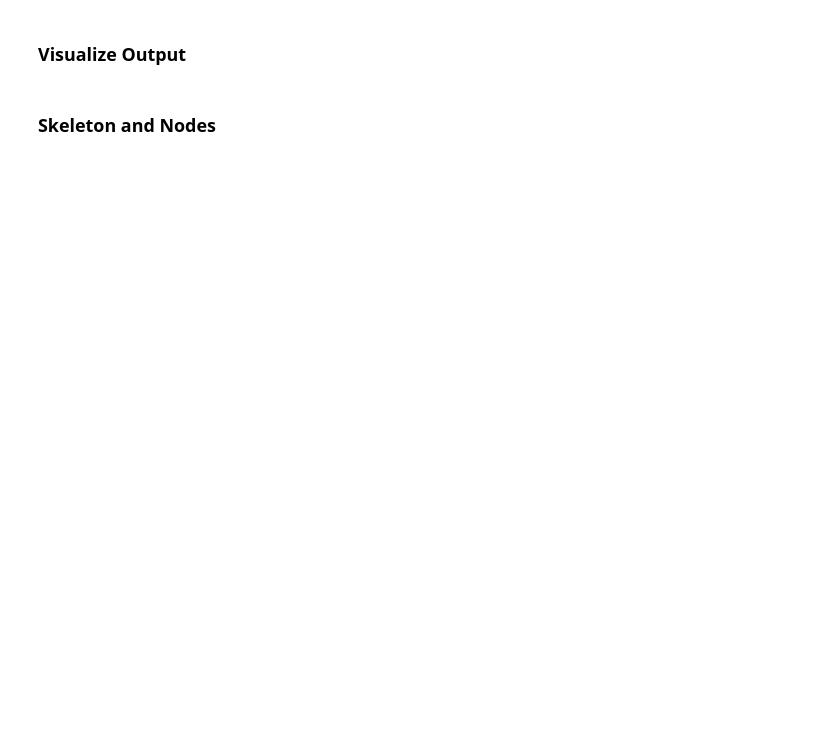
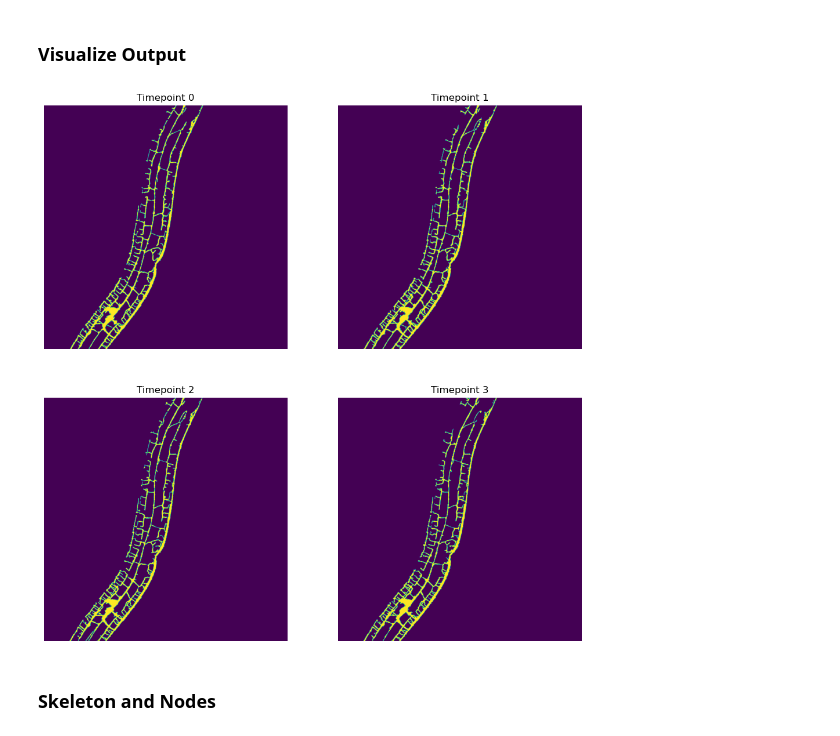
Before and after one commit to nghess/pvd-morphology, a Jupyter notebook: execute_pipeline.ipynb, the cells around one changed output. Cells and saved outputs as stored; diff of their text form; code cells hidden in the pictures; blank space fills up the shorter version.

```diff
--- a/execute_pipeline.ipynb
+++ b/execute_pipeline.ipynb
@@ -47,14 +47,16 @@ import plotly.graph_objects as go
 import plotly.io as pio
 import numpy as np
 # %%
-# # Check out MIP Masks
-# fig, axs = plt.subplots(2, 2, figsize=(12, 12))
-# axs = axs.ravel()  # Flatten the axis array if necessary
+# Check out MIPs
+fig, axs = plt.subplots(2, 2, figsize=(12, 12))
+axs = axs.ravel()  # Flatten the axis array if necessary
 
-# for ii in range(4):
-#     axs[ii].imshow(pvd.mip_masks[ii].astype(np.uint8))
-#     axs[ii].set_title(f'Timepoint {ii}')
-#     axs[ii].axis('off')
+for ii in range(4):
+    axs[ii].imshow(pvd.mip[ii].astype(np.uint8))
+    axs[ii].set_title(f'Timepoint {ii}')
+    axs[ii].axis('off')
+# %% [output]
+[figure, added]
 # %% [markdown]
 ### Skeleton and Nodes
 # %%
```
Also changed, not shown: parts of 4 cells of this notebook, 6 other files.
